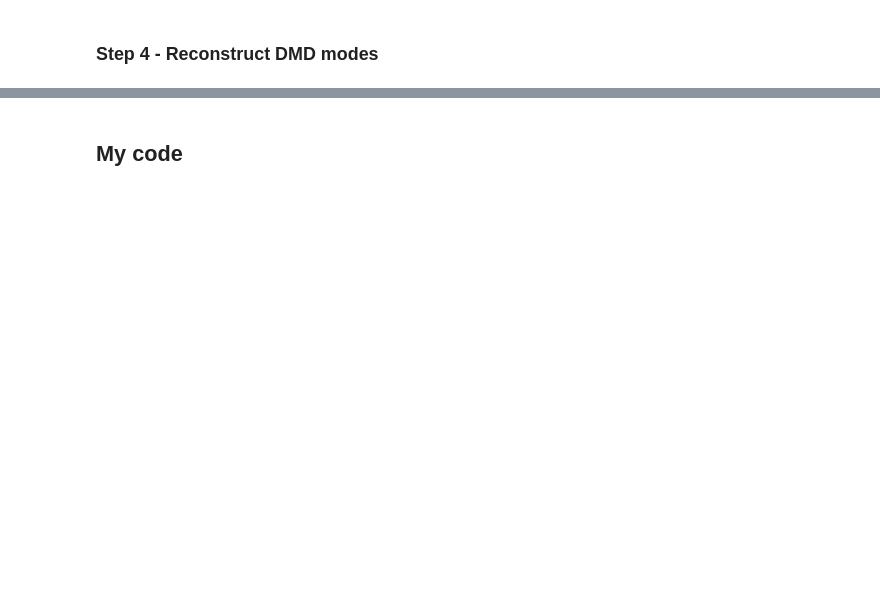
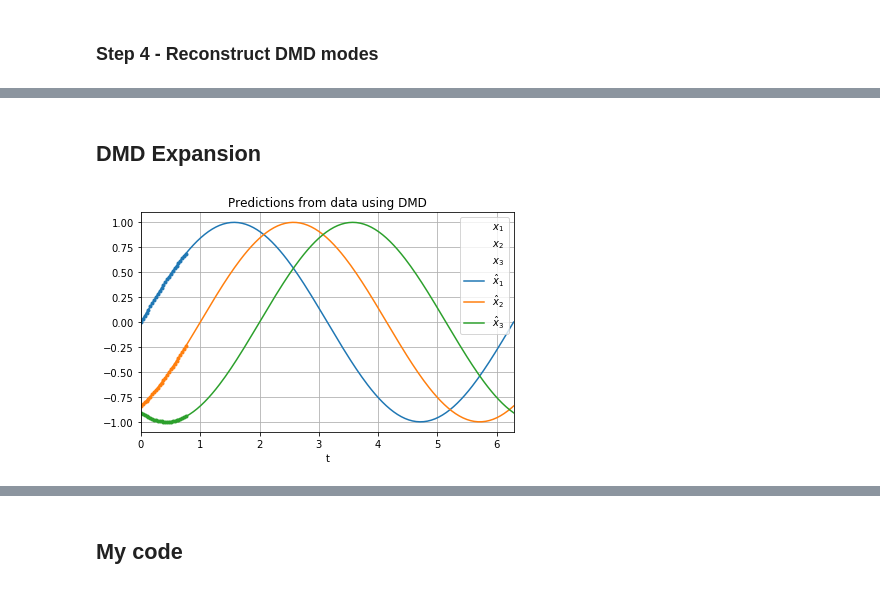
Before and after one commit to billtubbs/mech-575, a Jupyter notebook: Chapter-7-data-driven-dynamical-systems.ipynb, the cells around one changed output, grey strips where cells are left out. Saved outputs shown, nothing was run; the diff lists cells and outputs as text; code cells hidden in the pictures; blank space fills up the shorter version.

```diff
--- a/Chapter-7-data-driven-dynamical-systems.ipynb
+++ b/Chapter-7-data-driven-dynamical-systems.ipynb
@@ -118,5 +176,5 @@ array([[ 0.9995, -0.0332],
 # %%
 # Choose a snapshot
-i = 10
-x[:, i]
+i = 0
+x[:, i].reshape(-1,1)
 # %% [output]
@@ -167,3 +244,44 @@ result_check = dmd_SB(x, x_prime, r)
 assert np.array_equal(Phi, result_check[0])
 assert np.array_equal(Lambda, result_check[1])
 assert np.array_equal(b, result_check[2])
+# %% [markdown]
+## DMD Expansion
+# %%
+# Predict future snapshots (beyond data)
+
+def predict(n, Phi, Lambda, b):
+    temp = Phi
+    n = 200
+    x = np.zeros((3, n))
+    for k in range(n):
+        x[:, k] = temp.dot(b).real
+        temp = temp.dot(Lambda)
+    return x
+# %%
+# DMD predictions without noise
+
+nd = 25
+x = df.iloc[:nd].values.T
+x_prime = df.iloc[1:nd+1].values.T
+assert x.shape == x_prime.shape
+
+# Compute DMD
+Phi, Lambda, b = dmd_SB(x, x_prime, r)
+x_pred = predict(200, Phi, Lambda, b)
+
+data_df = pd.DataFrame(x.T, index=df.index[:nd],
+                       columns=df.columns)
+pred_df = pd.DataFrame(x_pred.T, index=df.index,
+                       columns=[r'$\hat{x}_%d$' % (i+1) for i in range(3)])
+
+prop_cycle = plt.rcParams['axes.prop_cycle']
+colors = prop_cycle.by_key()['color']
+ax = data_df.plot(label='model', style='.', color=colors)
+pred_df.plot(ax=ax, label='model', style='-')
+plt.title('Predictions from data using DMD')
+plt.grid()
+plt.tight_layout()
+plt.savefig('plots/dmd_example.pdf')
+plt.show()
+# %% [output]
+[figure, added]
```
Also changed, not shown: parts of 33 cells of this notebook.
